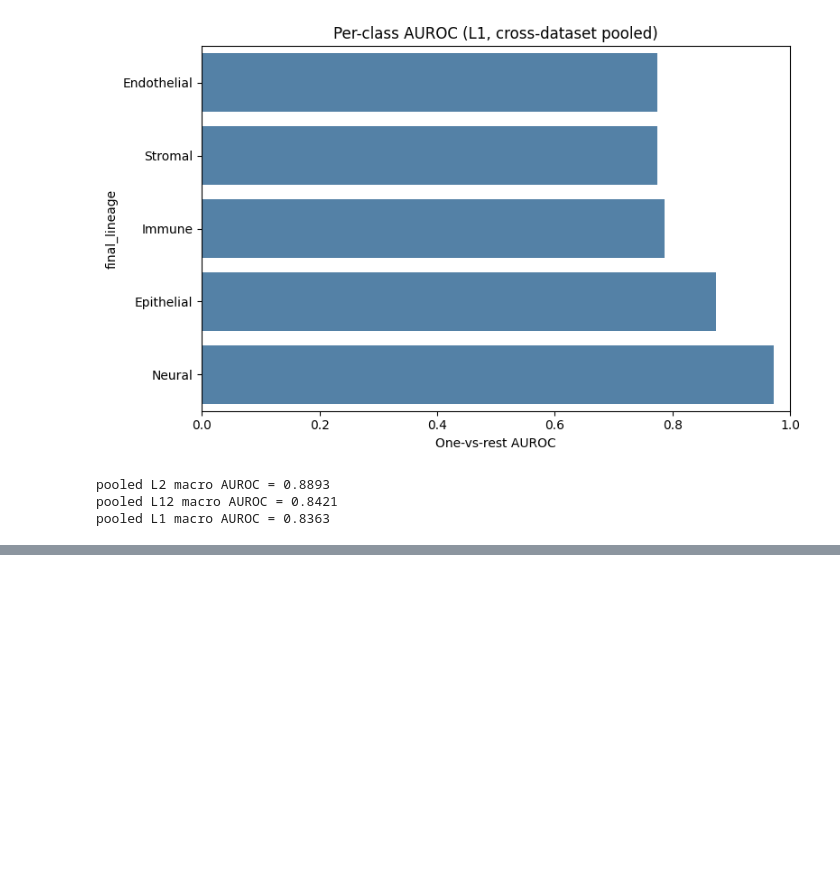
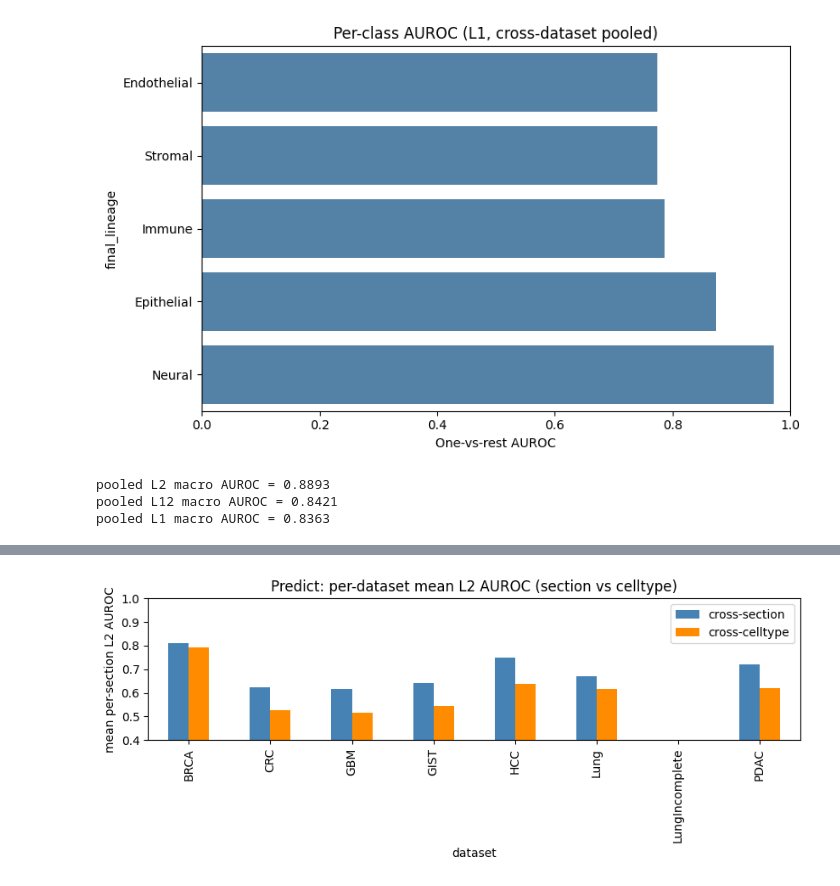
Before and after one commit to LingyuLi-math/Hist2Pheno, a Jupyter notebook: code/PanCancer/Pred_statistic_visual_pancancer_all.ipynb, the cells around one changed output, grey strips where cells are left out. Drawn from its saved outputs; the diff is of its cells as text; code cells hidden in the pictures; blank space fills up the shorter version.

Commit message:
add cv-celltype code and notebook

```diff
--- a/code/PanCancer/Pred_statistic_visual_pancancer_all.ipynb
+++ b/code/PanCancer/Pred_statistic_visual_pancancer_all.ipynb
@@ -170,0 +196,92 @@ Native labels (if any) should map through `celltype_pancancer` aliases, or leave
+# %%
+from pathlib import Path
+
+import matplotlib.pyplot as plt
+import pandas as pd
+from IPython.display import Image, display
+
+PRED_SECTION = REPO / "data" / "PanCancer" / "pred_all_spatial"
+PRED_CELL = REPO / "data" / "PanCancer" / "pred_cell_stratified_spatial"
+RES_SECTION = REPO / "data" / "PanCancer" / "result_all_spatial"
+RES_CELL = REPO / "data" / "PanCancer" / "result_cell_stratified_spatial"
+CKPT_SECTION = RES_SECTION / "cross_dataset_cv" / "D_emph_L2_spatial_pancancer"
+CKPT_CELL = RES_CELL / "cross_dataset_cv" / "D_emph_L2_spatial_pancancer_cellstrat"
+OUT_CMP = PRED_CELL / "pooled_roc"
+OUT_CMP.mkdir(parents=True, exist_ok=True)
+
+
+def _n_sample_dirs(root: Path) -> int:
+    roc = root / "stardist_roc"
+    return len([p for p in roc.iterdir() if p.is_dir()]) if roc.is_dir() else 0
+
+
+inv = pd.DataFrame(
+    [
+        {
+            "protocol": "cross-section",
+            "best_mlp": (CKPT_SECTION / "best_mlp_gpu.pt").is_file(),
+            "n_fold_ckpt": len(list(CKPT_SECTION.glob("hce_group_fold_*.pt"))),
+            "pred_roc_dirs": _n_sample_dirs(PRED_SECTION),
+        },
+        {
+            "protocol": "cross-celltype",
+            "best_mlp": (CKPT_CELL / "best_mlp_gpu.pt").is_file(),
+            "n_fold_ckpt": len(list(CKPT_CELL.glob("hce_group_fold_*.pt"))),
+            "pred_roc_dirs": _n_sample_dirs(PRED_CELL),
+        },
+    ]
+)
+display(inv)
+
+oof_rows = []
+for name, path in (
+    ("cross-section", RES_SECTION / "validation_internal_metrics.csv"),
+    ("cross-celltype", RES_CELL / "validation_internal_metrics.csv"),
+):
+    if path.is_file():
+        row = pd.read_csv(path).iloc[0].to_dict()
+        row["protocol"] = name
+        oof_rows.append(row)
+oof_sum = pd.DataFrame(oof_rows)
+if not oof_sum.empty:
+    cols = [c for c in ("protocol", "n_cells", "n_folds", "best_fold", "oof_l2_macro_auc", "cv_l2_macro_f1_mean") if c in oof_sum]
+    display(oof_sum[cols])
+    print(
+        "OOF L2 macro AUROC  section={:.4f}  celltype={:.4f}".format(
+            float(oof_sum.loc[oof_sum.protocol == "cross-section", "oof_l2_macro_auc"].iloc[0]),
+            float(oof_sum.loc[oof_sum.protocol == "cross-celltype", "oof_l2_macro_auc"].iloc[0]),
+        )
+    )
+
+auc_cols = ["macro_auc_L1_cells", "macro_auc_L12_cells", "macro_auc_L2_cells"]
+ds_tabs = []
+for name, pred in (("section", PRED_SECTION), ("celltype", PRED_CELL)):
+    met = pred / "metrics_per_section.csv"
+    if met.is_file():
+        df = pd.read_csv(met)
+        g = df.groupby("dataset")[auc_cols].mean()
+        g.columns = [f"{c.replace('macro_auc_', '').replace('_cells', '')}_{name}" for c in g.columns]
+        ds_tabs.append(g)
+if ds_tabs:
+    ds_cmp = ds_tabs[0].join(ds_tabs[1:], how="outer")
+    display(ds_cmp)
+    plot_cols = [c for c in ds_cmp.columns if c.startswith("L2_")]
+    if plot_cols:
+        ax = ds_cmp[plot_cols].plot(kind="bar", figsize=(8.5, 3.6), color=["steelblue", "darkorange"])
+        ax.set_ylim(0.4, 1.0)
+        ax.set_ylabel("mean per-section L2 AUROC")
+        ax.set_title("Predict: per-dataset mean L2 AUROC (section vs celltype)")
+        ax.legend(["cross-section", "cross-celltype"])
+        plt.tight_layout()
+        plt.show()
+
+for title, path in (
+    ("section OOF L2 ROC", RES_SECTION / "roc_internal_level2_oof.png"),
+    ("celltype OOF L2 ROC", RES_CELL / "roc_internal_level2_oof.png"),
+    ("section OOF L2 confusion", RES_SECTION / "conf_matrix_level2.png"),
+    ("celltype OOF L2 confusion", RES_CELL / "conf_matrix_level2.png"),
+):
+    if path.is_file():
+        print(title, path)
+        display(Image(filename=str(path), width=520))
+# %% [output]
@@ -170,0 +305 @@ Native labels (if any) should map through `celltype_pancancer` aliases, or leave
+[figure, added]
```
Also changed, not shown: parts of 8 cells of this notebook, 5 other files.
